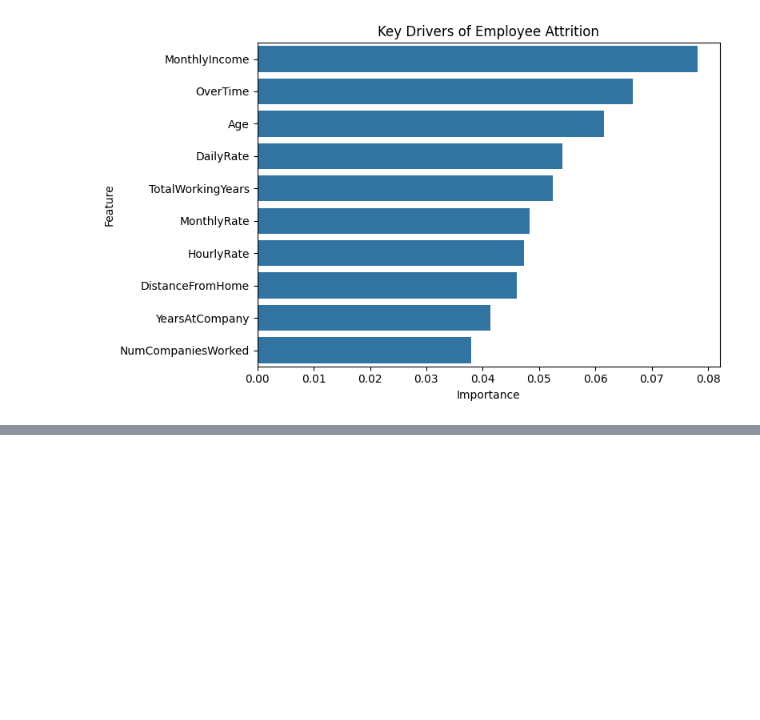
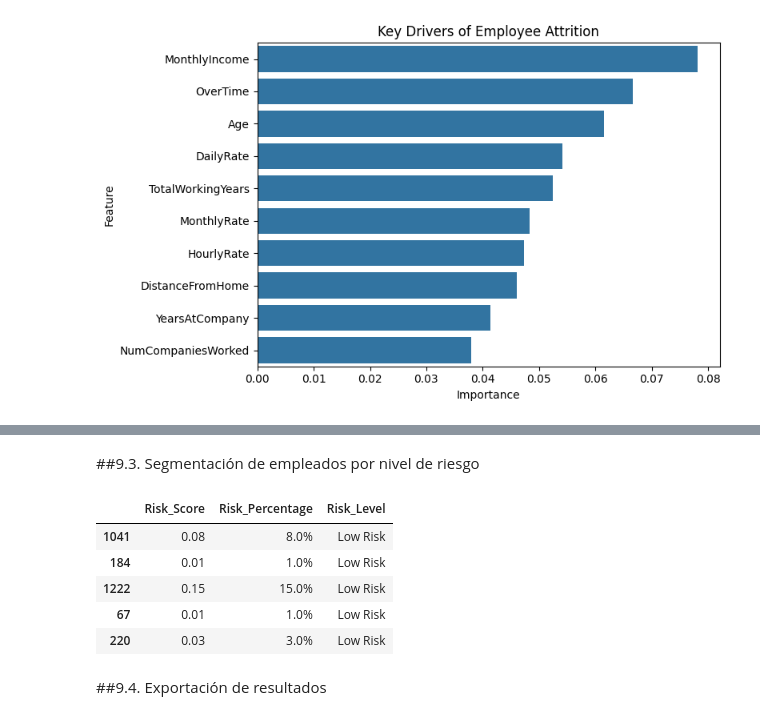
Before and after one commit to Brigiuli/Prediccion-de-rotacion-de-empleados---Attrition, a Jupyter notebook: People-Analytics/employee_attrition.ipynb, the cells around one changed output, grey strips where cells are left out. Cells and saved outputs as stored; diff of their text form; code cells hidden in the pictures; blank space fills up the shorter version.

```diff
--- a/People-Analytics/employee_attrition.ipynb
+++ b/People-Analytics/employee_attrition.ipynb
@@ -534,0 +574,33 @@ plt.show()
+# %% [markdown]
+##9.3. Segmentación de empleados por nivel de riesgo
+# %%
+def risk_level(score):
+    if score >= 0.7:
+        return 'High Risk'
+    elif score >= 0.4:
+        return 'Medium Risk'
+    else:
+        return 'Low Risk'
+
+# Risk score numérico
+results['Risk_Score'] = risk_scores.round(2)
+
+# Nivel de riesgo
+results['Risk_Level'] = results['Risk_Score'].apply(risk_level)
+
+# Columna visual en porcentaje
+results['Risk_Percentage'] = (
+    results['Risk_Score'] * 100
+).round(2).astype(str) + '%'
+
+# Mostrar resultados
+results[['Risk_Score', 'Risk_Percentage', 'Risk_Level']].head()
+# %% [output]
+|  | Risk_Score | Risk_Percentage | Risk_Level |
+| 1041 | 0.08 | 8.0% | Low Risk |
+| 184 | 0.01 | 1.0% | Low Risk |
+| 1222 | 0.15 | 15.0% | Low Risk |
+| 67 | 0.01 | 1.0% | Low Risk |
+| 220 | 0.03 | 3.0% | Low Risk |
+# %% [markdown]
+##9.4. Exportación de resultados
```
Also changed, not shown: parts of 11 cells of this notebook.
